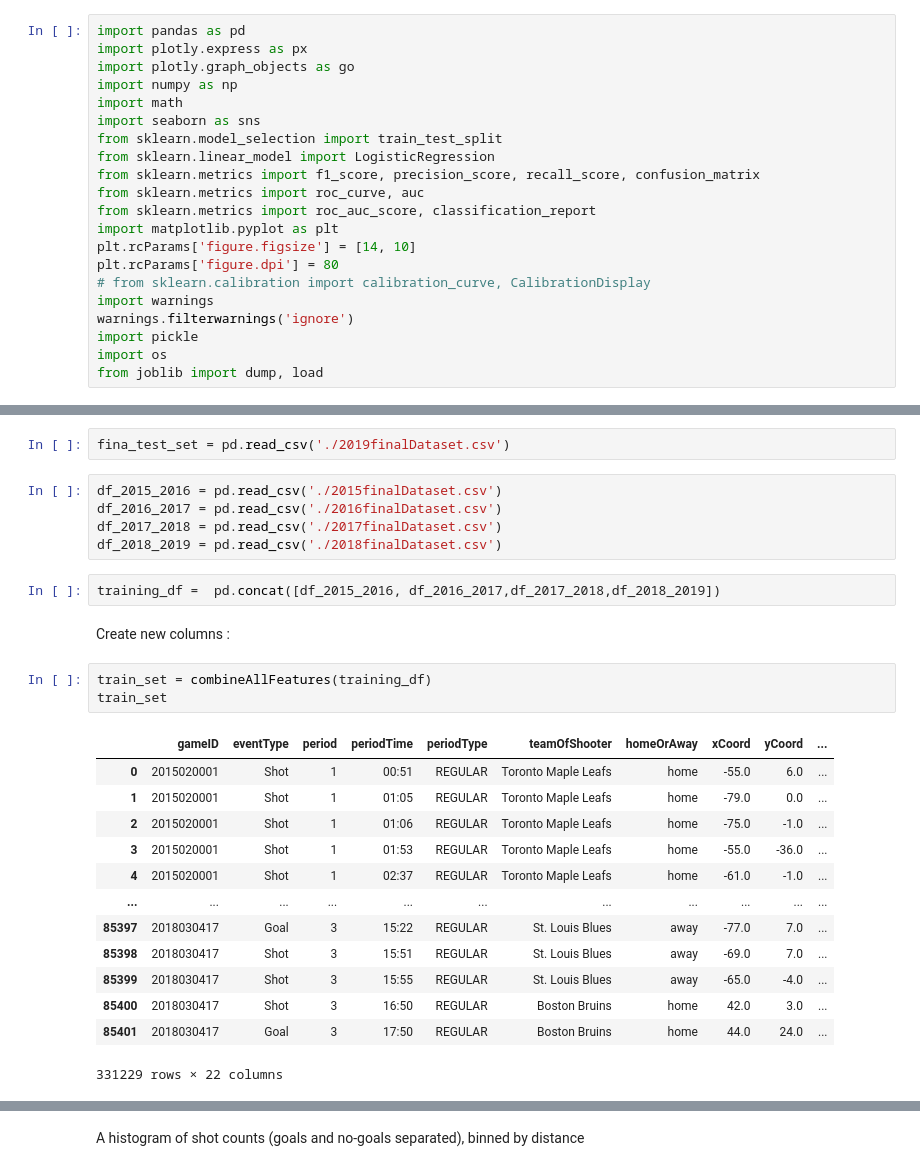
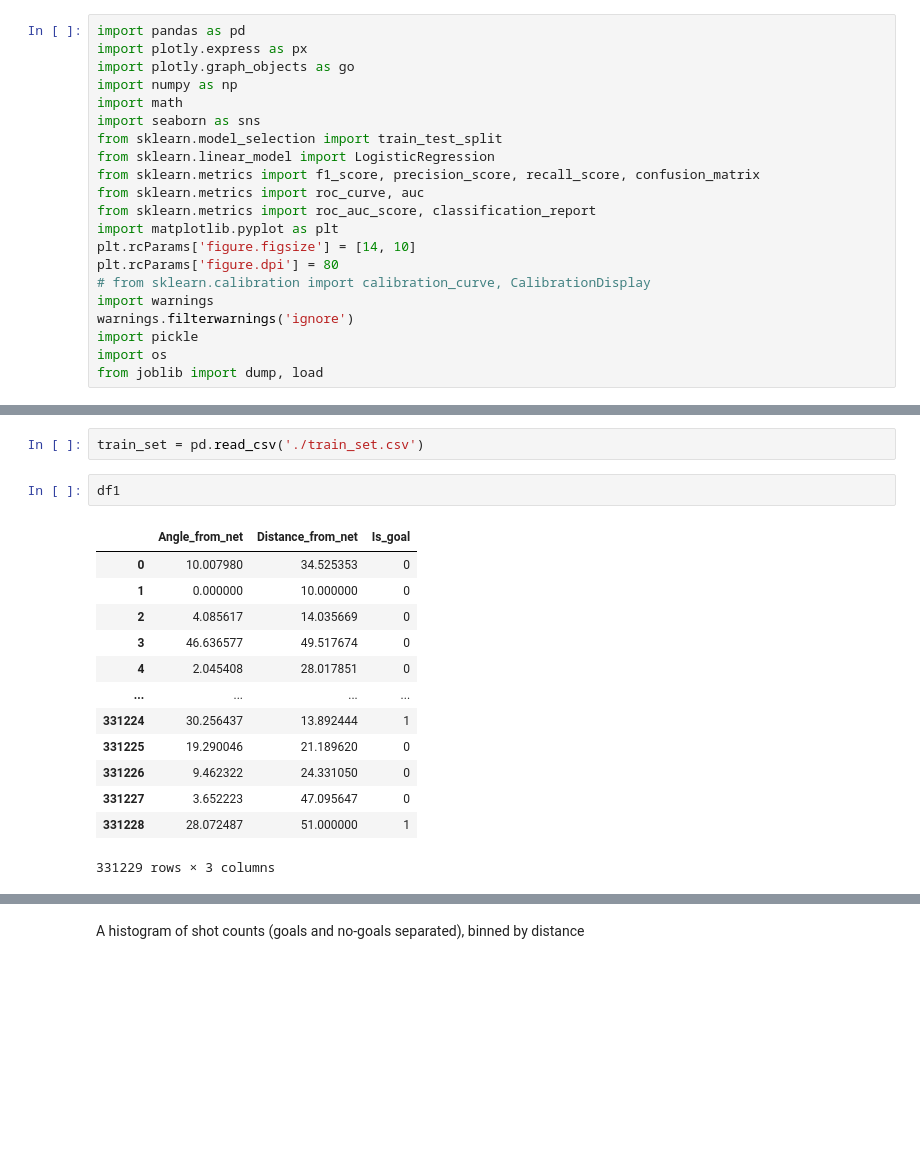
Before and after one commit to MeghaRoshan/IFT6758_NHL-prediction, a Jupyter notebook: notebooks/Baseline_model.ipynb, the cells around one changed output, grey strips where cells are left out. Drawn from its saved outputs; the diff is of its cells as text; blank space fills up the shorter version.

```diff
--- a/notebooks/Baseline_model.ipynb
+++ b/notebooks/Baseline_model.ipynb
@@ -72,31 +27,21 @@ Separate the training and tes set :
 # %%
-fina_test_set = pd.read_csv('./2019finalDataset.csv')
+train_set = pd.read_csv('./train_set.csv')
-# %%
-df_2015_2016 = pd.read_csv('./2015finalDataset.csv')
-df_2016_2017 = pd.read_csv('./2016finalDataset.csv')
-df_2017_2018 = pd.read_csv('./2017finalDataset.csv')
-df_2018_2019 = pd.read_csv('./2018finalDataset.csv')
-# %%
-training_df =  pd.concat([df_2015_2016, df_2016_2017,df_2017_2018,df_2018_2019])
-# %% [markdown]
-Create new columns :
-# %%
-train_set = combineAllFeatures(training_df)
-train_set
-# %% [output]
-|  | gameID | eventType | period | periodTime | periodType | teamOfShooter | homeOrAway | xCoord | yCoord | ... |
-| 0 | 2015020001 | Shot | 1 | 00:51 | REGULAR | Toronto Maple Leafs | home | -55.0 | 6.0 | ... |
-| 1 | 2015020001 | Shot | 1 | 01:05 | REGULAR | Toronto Maple Leafs | home | -79.0 | 0.0 | ... |
-| 2 | 2015020001 | Shot | 1 | 01:06 | REGULAR | Toronto Maple Leafs | home | -75.0 | -1.0 | ... |
-| 3 | 2015020001 | Shot | 1 | 01:53 | REGULAR | Toronto Maple Leafs | home | -55.0 | -36.0 | ... |
-| 4 | 2015020001 | Shot | 1 | 02:37 | REGULAR | Toronto Maple Leafs | home | -61.0 | -1.0 | ... |
-| ... | ... | ... | ... | ... | ... | ... | ... | ... | ... | ... |
-| 85397 | 2018030417 | Goal | 3 | 15:22 | REGULAR | St. Louis Blues | away | -77.0 | 7.0 | ... |
-| 85398 | 2018030417 | Shot | 3 | 15:51 | REGULAR | St. Louis Blues | away | -69.0 | 7.0 | ... |
-| 85399 | 2018030417 | Shot | 3 | 15:55 | REGULAR | St. Louis Blues | away | -65.0 | -4.0 | ... |
-| 85400 | 2018030417 | Shot | 3 | 16:50 | REGULAR | Boston Bruins | home | 42.0 | 3.0 | ... |
-| 85401 | 2018030417 | Goal | 3 | 17:50 | REGULAR | Boston Bruins | home | 44.0 | 24.0 | ... |
-331229 rows × 22 columns
+# %%
+df1
+# %% [output]
+|  | Angle_from_net | Distance_from_net | Is_goal |
+| 0 | 10.007980 | 34.525353 | 0 |
+| 1 | 0.000000 | 10.000000 | 0 |
+| 2 | 4.085617 | 14.035669 | 0 |
+| 3 | 46.636577 | 49.517674 | 0 |
+| 4 | 2.045408 | 28.017851 | 0 |
+| ... | ... | ... | ... |
+| 331224 | 30.256437 | 13.892444 | 1 |
+| 331225 | 19.290046 | 21.189620 | 0 |
+| 331226 | 9.462322 | 24.331050 | 0 |
+| 331227 | 3.652223 | 47.095647 | 0 |
+| 331228 | 28.072487 | 51.000000 | 1 |
+331229 rows × 3 columns
 # %%
 df1=pd.DataFrame(train_set[["Distance_from_net","Is_goal"]])
 df=df1.dropna()
```
Also changed, not shown: parts of 24 cells of this notebook, 4 other files.
